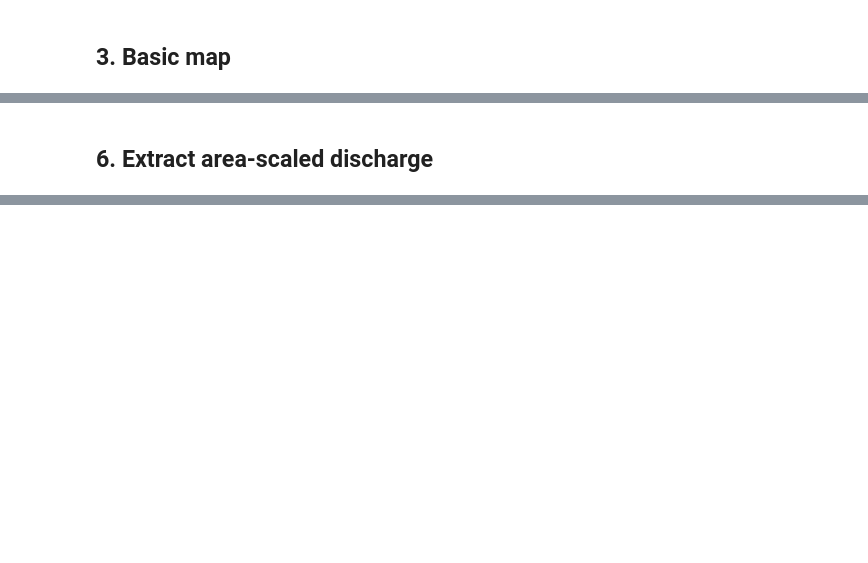
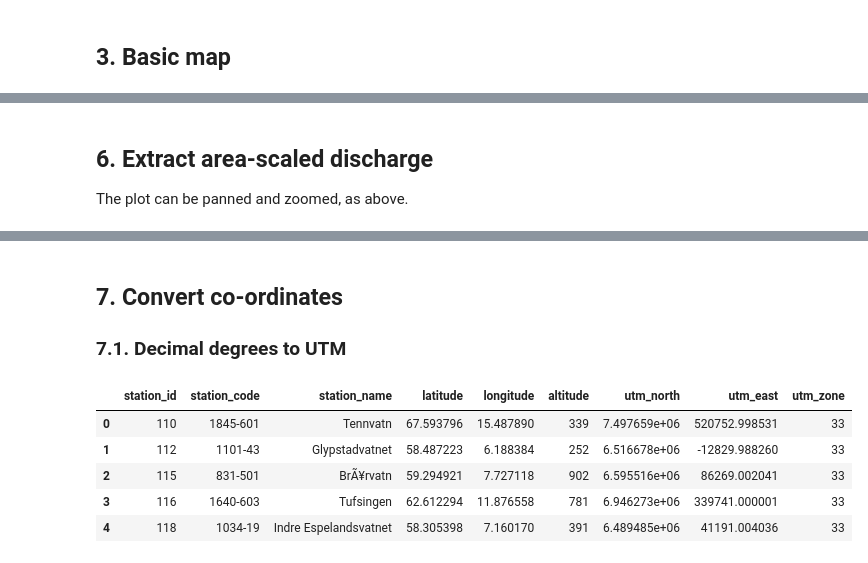
Before and after one commit to JamesSample/misc, a Jupyter notebook: nivapy_demo.ipynb, the cells around one changed output, grey strips where cells are left out. Drawn from its saved outputs; the diff is of its cells as text; code cells hidden in the pictures; blank space fills up the shorter version.

Commit message:
Add co-ordinate conversion and shapefile display

```diff
--- a/nivapy_demo.ipynb
+++ b/nivapy_demo.ipynb
@@ -81,6 +90,8 @@ mpld3.display()
 [interactive output not drawn]
 # %% [markdown]
 ## 6. Extract area-scaled discharge
+
+The plot can be panned and zoomed, as above.
 # %%
 # Get data between 2010 and 2015
 q_df, fig = nivapy.da.extract_discharge(stn_id,
@@ -91,3 +102,19 @@ q_df, fig = nivapy.da.extract_discharge(stn_id,
 mpld3.display()
 # %% [output]
 [interactive output not drawn]
+# %% [markdown]
+## 7. Convert co-ordinates
+
+### 7.1. Decimal degrees to UTM
+# %%
+# Convert dd to UTM zone 33
+stn_df = nivapy.spatial.wgs84_dd_to_utm(stn_df)
+
+stn_df.head()
+# %% [output]
+|  | station_id | station_code | station_name | latitude | longitude | altitude | utm_north | utm_east | utm_zone |
+| 0 | 110 | 1845-601 | Tennvatn | 67.593796 | 15.487890 | 339 | 7.497659e+06 | 520752.998531 | 33 |
+| 1 | 112 | 1101-43 | Glypstadvatnet | 58.487223 | 6.188384 | 252 | 6.516678e+06 | -12829.988260 | 33 |
+| 2 | 115 | 831-501 | BrÃ¥rvatn | 59.294921 | 7.727118 | 902 | 6.595516e+06 | 86269.002041 | 33 |
+| 3 | 116 | 1640-603 | Tufsingen | 62.612294 | 11.876558 | 781 | 6.946273e+06 | 339741.000001 | 33 |
+| 4 | 118 | 1034-19 | Indre Espelandsvatnet | 58.305398 | 7.160170 | 391 | 6.489485e+06 | 41191.004036 | 33 |
```
Also changed, not shown: parts of 9 cells of this notebook.
